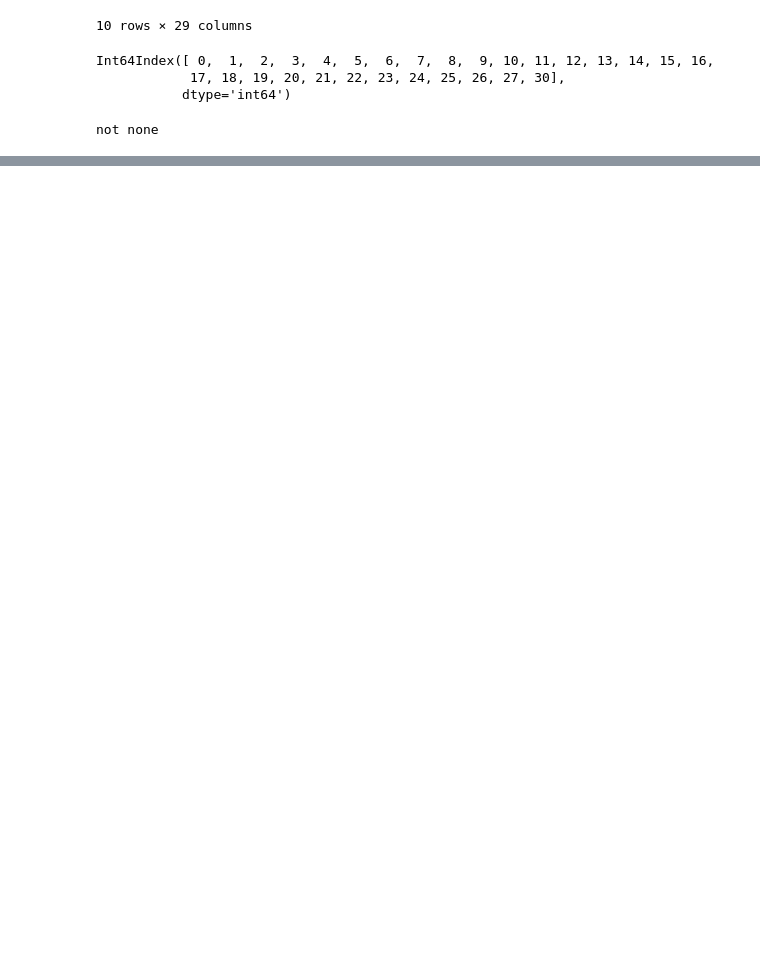
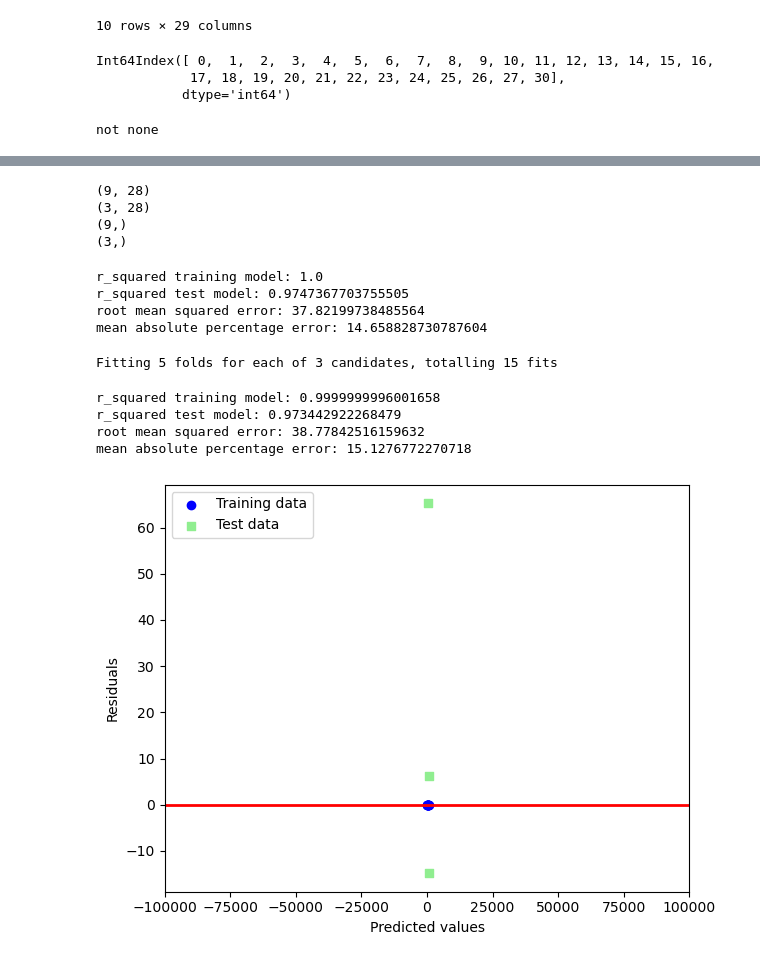
Before and after one commit to sbs23060/POC-CA2, a Jupyter notebook: CA2.ipynb, the cells around one changed output, grey strips where cells are left out. Cells and saved outputs as stored; diff of their text form; code cells hidden in the pictures; blank space fills up the shorter version.

```diff
--- a/CA2.ipynb
+++ b/CA2.ipynb
@@ -741,0 +827,72 @@ df_prices.to_csv('Prices_2.csv')
+# %%
+from sklearn.model_selection import train_test_split # Splitting testing and training data
+
+X_train, X_test, Y_train, Y_test=train_test_split(x, y, test_size=0.2, random_state=42)
+# %%
+print(X_train.shape)
+print(X_test.shape)
+print(Y_train.shape)
+print(Y_test.shape)
+# %% [output]
+(9, 28)
+(3, 28)
+(9,)
+(3,)
+# %%
+from sklearn.linear_model import LinearRegression,Ridge      # Import for linear regression
+from sklearn.metrics import r2_score, mean_squared_error, mean_absolute_error,explained_variance_score  # For measuring accuracy
+from statsmodels.tools.eval_measures import mse, rmse
+import numpy as np                                           # For working with numerical data analysis
+
+lrm=LinearRegression()          # using linear regression method
+lrm.fit(X_train, Y_train)       # Fitting model to training data
+
+y_pred_train=lrm.predict(X_train)
+y_pred_test=lrm.predict(X_test)         # predicting the target variable
+# %%
+print('r_squared training model: {}'.format(lrm.score(X_train, Y_train)))      # Measuring performance
+print('r_squared test model: {}'.format(lrm.score(X_test, Y_test)))
+print('root mean squared error: {}'.format(rmse(Y_test, y_pred_test)))
+print('mean absolute percentage error: {}'.format(np.mean(np.abs((Y_test-y_pred_test)/Y_test))*100))
+# %% [output]
+r_squared training model: 1.0
+r_squared test model: 0.9747367703755505
+root mean squared error: 37.82199738485564
+mean absolute percentage error: 14.658828730787604
+# %%
+from sklearn.model_selection import (GridSearchCV, cross_val_score, cross_val_predict, StratifiedKFold, learning_curve)  # Importing to tune parameters
+
+ridgereg=GridSearchCV(Ridge(),                 # Optimising parameters using ridge regression
+                      param_grid={
+                          'alpha':[0.01, 0.1, 1]
+                      }, verbose=1)
+ridgereg.fit(X_train, Y_train)
+ridge=ridgereg.best_estimator_
+# %% [output]
+Fitting 5 folds for each of 3 candidates, totalling 15 fits
+# %%
+y_pred_train=ridge.predict(X_train)
+y_pred_test_ridge=ridge.predict(X_test)                     # Retesting,error calculations worsen
+print('r_squared training model: {}'.format(ridge.score(X_train, Y_train)))
+print('r_squared test model: {}'.format(ridge.score(X_test, Y_test)))
+print('root mean squared error: {}'.format(mse(Y_test, y_pred_test_ridge)**(1/2)))
+print('mean absolute percentage error: {}'.format(np.mean(np.abs((Y_test-y_pred_test_ridge)/Y_test))*100))
+# %% [output]
+r_squared training model: 0.9999999996001658
+r_squared test model: 0.973442922268479
+root mean squared error: 38.77842516159632
+mean absolute percentage error: 15.1276772270718
+# %%
+plt.scatter(y_pred_train, y_pred_train-Y_train, c='blue', marker='o', label='Training data')
+plt.scatter(y_pred_test_ridge, y_pred_test_ridge-Y_test, c='lightgreen', marker='s', label='Test data')
+plt.xlabel('Predicted values')
+plt.ylabel('Residuals')                                            # Scatterplot of results
+plt.legend(loc='upper left')
+plt.hlines(y=0, xmin=-100000, xmax=100000, lw=2, color='red')
+plt.xlim([-100000, 100000])
+
+plt.tight_layout()
+
+plt.show()
+# %% [output]
+[figure, added]
```
Also changed, not shown: parts of 30 cells of this notebook.
